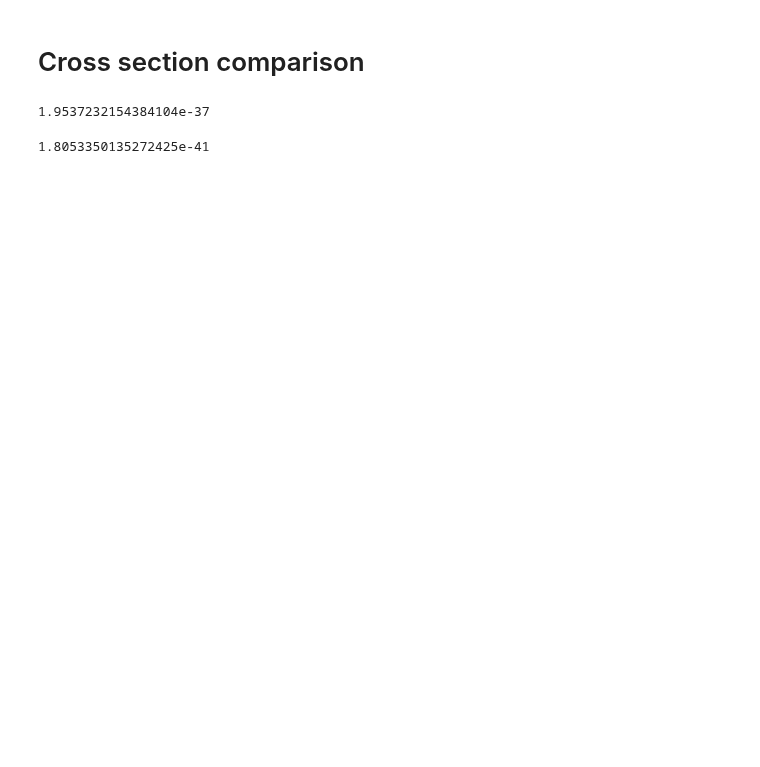
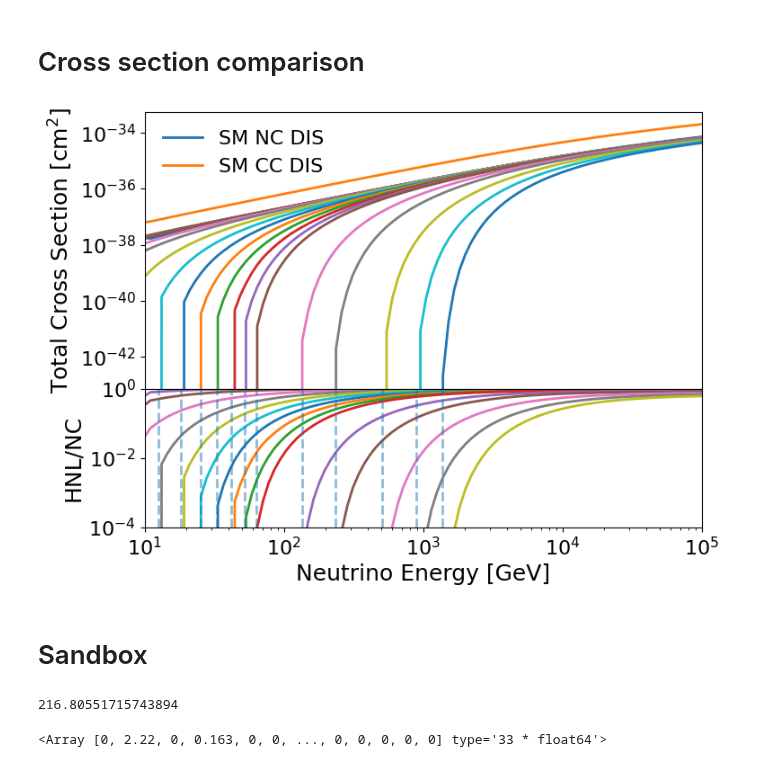
Before and after one commit to nickkamp1/Lake_Geneva_Neutrinos, a Jupyter notebook: SIREN_HNLAnalysis.ipynb, the cells around one changed output. Cells and saved outputs as stored; diff of their text form; code cells hidden in the pictures; blank space fills up the shorter version.

```diff
--- a/SIREN_HNLAnalysis.ipynb
+++ b/SIREN_HNLAnalysis.ipynb
@@ -259,9 +377,36 @@ DIS_xs = siren.interactions.DISFromSpline(
 # %%
+import matplotlib.gridspec as gridspec
 
-DIS_xs.TotalCrossSection(primary_type,100) # cm^2
+# Create a custom grid layout
+fig = plt.figure()
+gs = gridspec.GridSpec(2,1, height_ratios=[1, 0.5], hspace=0)
+ax0 = fig.add_subplot(gs[0])
+ax1 = fig.add_subplot(gs[1], sharex=ax0)
+ax = [ax0,ax1]
+
+e_range = np.logspace(1,5,100) # GeV
+dis_xs_vals_NC = [DIS_xs_NC.TotalCrossSection(primary_type,E) for E in e_range] # cm^2
+dis_xs_vals_CC = [DIS_xs_CC.TotalCrossSection(primary_type,E) for E in e_range] # cm^2
+ax[0].plot(e_range,dis_xs_vals_NC,label="SM NC DIS")
+ax[0].plot(e_range,dis_xs_vals_CC,label="SM CC DIS")
+for m4_str,hnl_xs in HNL_DIS_xs.items():
+    threshold = hnl_xs.InteractionThreshold(siren.dataclasses.InteractionRecord())
+    hnl_xs_vals = [hnl_xs.TotalCrossSection(primary_type,E) if E > threshold else 0 for E in e_range] # cm^2
+    ax[0].plot(e_range,hnl_xs_vals)
+    ax[1].plot(e_range,np.array(hnl_xs_vals)/np.array(dis_xs_vals_NC))
+    ax[1].axvline(threshold,ls="--",alpha=0.5)
+ax[0].loglog()
+ax[1].loglog()
+ax[1].set_xlabel("Neutrino Energy [GeV]")
+ax0.tick_params(bottom=False, labelbottom=False)
+ax[0].set_ylabel(r"Total Cross Section [cm$^2$]")
+ax[1].set_ylabel(r"HNL/NC")
+ax[0].legend()
+ax[0].set_xlim(e_range[0],e_range[-1])
+ax[1].set_ylim(1e-4,1)
+
+plt.show()
 # %% [output]
-1.9537232154384104e-37
+[figure, added]
-# %%
-HNL_DIS_xs.TotalCrossSection(primary_type,100)# * 1e18 * siren.utilities.Constants.hbarc**2 * 1e4 # cm^2
-# %% [output]
-1.8053350135272425e-41
+# %% [markdown]
+# Sandbox
@@ -267,0 +415,8 @@ HNL_DIS_xs.TotalCrossSection(primary_type,100)# * 1e18 * siren.utilities.Constan
+# %%
+sum(x.weights*x.muon0_hit_mask_survival)
+# %% [output]
+216.80551715743894
+# %%
+x.muon0_panel3_timing_difference
+# %% [output]
+<Array [0, 2.22, 0, 0.163, 0, 0, ..., 0, 0, 0, 0, 0] type='33 * float64'>
```
Also changed, not shown: parts of 13 cells of this notebook, 2 other files.
